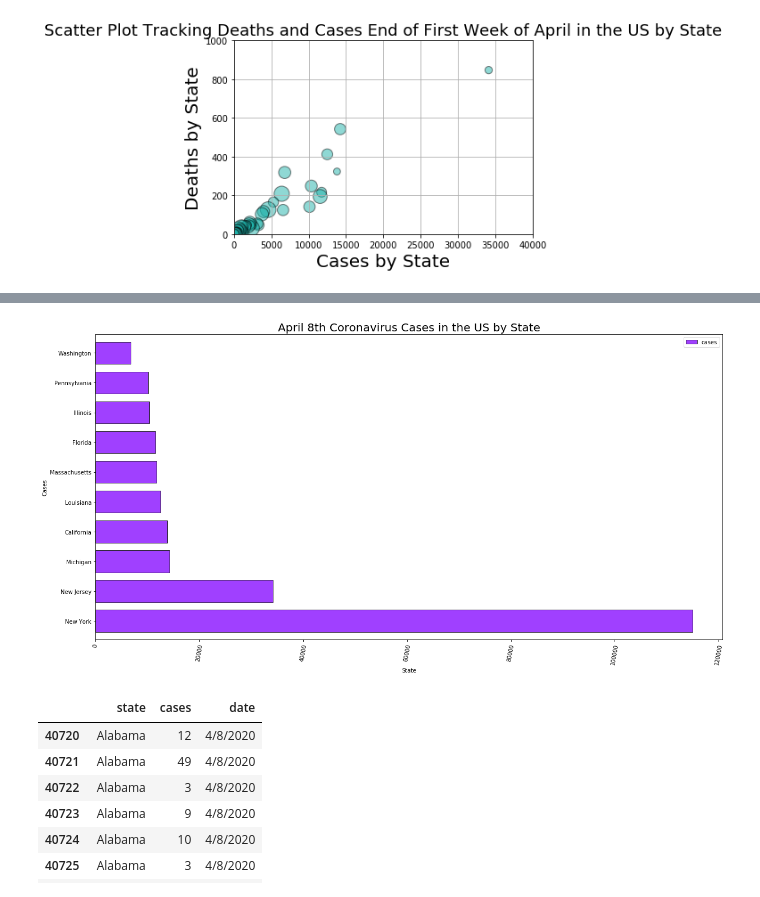
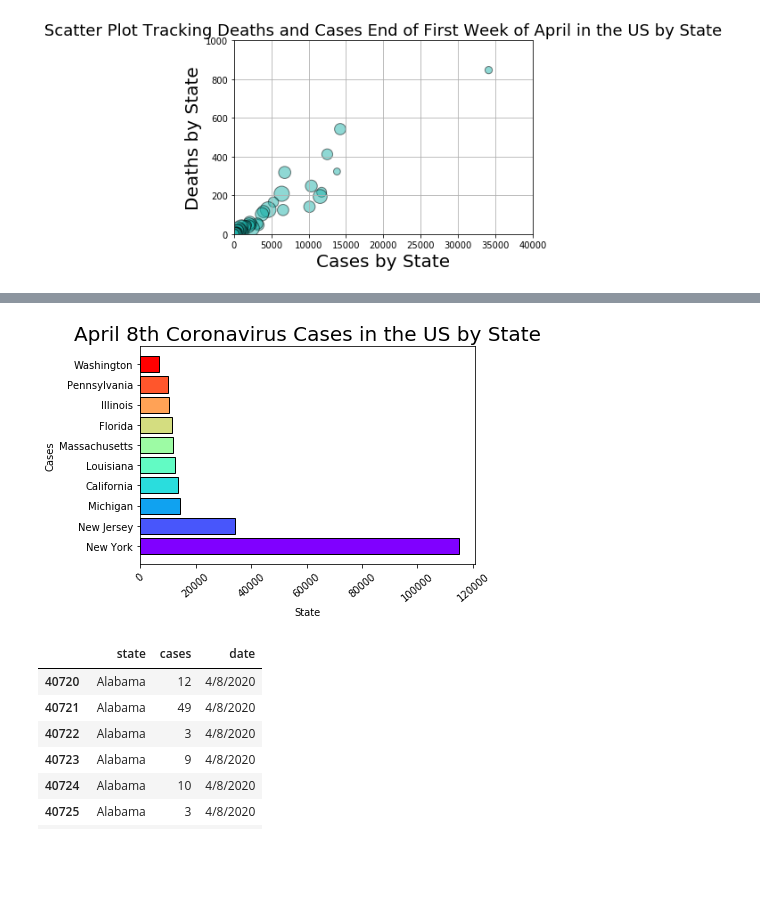
Before and after one commit to irwinmier96/Extra_Side_Projects, a Jupyter notebook: Coronavirus Cases by U.S County 2020/covid_states.ipynb, the cells around one changed output, grey strips where cells are left out. Saved outputs shown, nothing was run; the diff lists cells and outputs as text; code cells hidden in the pictures; blank space fills up the shorter version.

```diff
--- a/Coronavirus Cases by U.S County 2020/covid_states.ipynb
+++ b/Coronavirus Cases by U.S County 2020/covid_states.ipynb
@@ -128,0 +127,3 @@ april_8_cases = april_8_cases.head(10)
+# %%
+april_8_cases = april_8_cases.head(10)
+april_8_cases = april_8_cases.reset_index() #reset the index to be able to get the states counted and treated like a column
@@ -129,21 +144,32 @@ april_8_cases = april_8_cases.head(10)
+# %%
+april_states = april_8_cases['state']
+april_cases = april_8_cases['cases']
+
+states = []
+cases = []
+for state in april_states:
+    states.append(state)
+
+for case in april_cases:
+    cases.append(case)
 # %%
-april_8_cases_sort = april_8_cases.sort_values('cases', ascending=False)
+#april_8_cases_sort = april_8_cases.sort_values('cases', ascending=False)
 
 colors = cm.rainbow(np.linspace(0, 1, 10))
 
-april_8_cases_sort.plot.barh(color = colors, edgecolor = "black", alpha = 0.75, figsize = (20,10), width=0.75)
+plt.barh(states, cases, color = colors, edgecolor = "black")
 
-plt.xticks(rotation=80)
+plt.xticks(rotation=40)
 
 plt.xlabel("State")
 plt.ylabel("Cases")
 
 plt.title("April 8th Coronavirus Cases in the US by State", fontsize = 20)
 
 plt.savefig("Visualizations/April_8th_Cases_by_US_State.png", dpi=140)
 plt.show()
 # %% [output]
-[figure, old version]
+[figure, new version]
 # %%
 apr_8_cloud = data[["state", "cases", "date"]]
 
```
Also changed, not shown: parts of 2 cells of this notebook, 2 other files.
